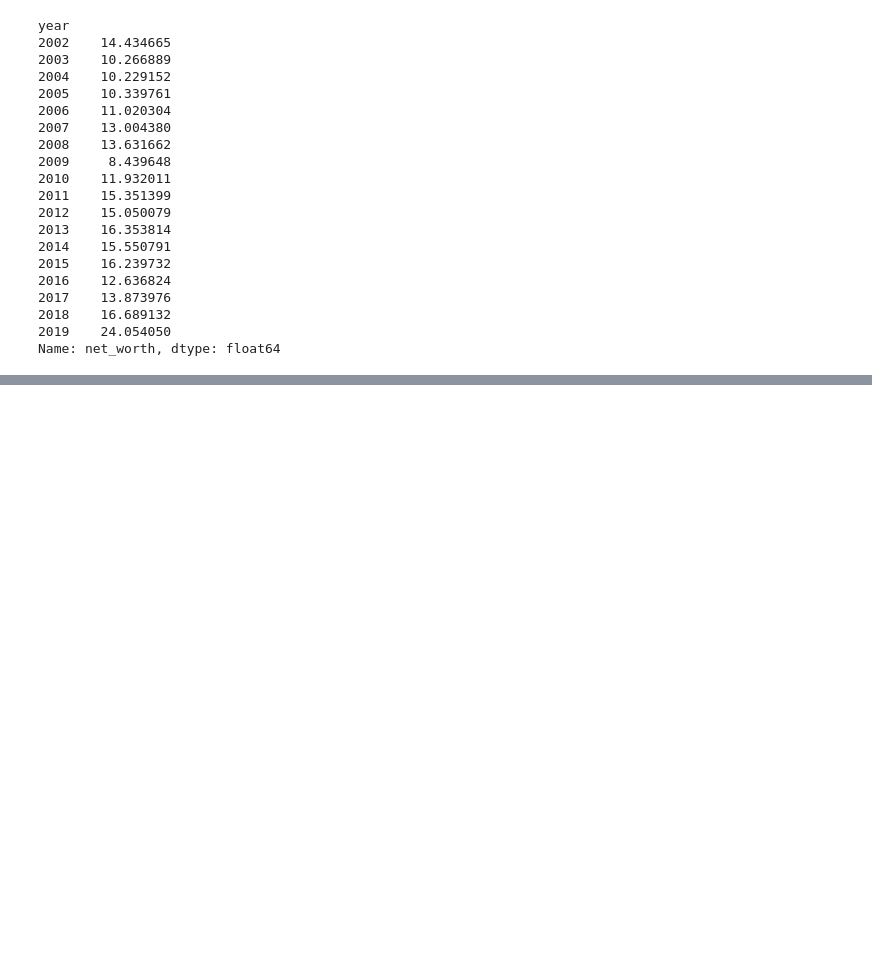
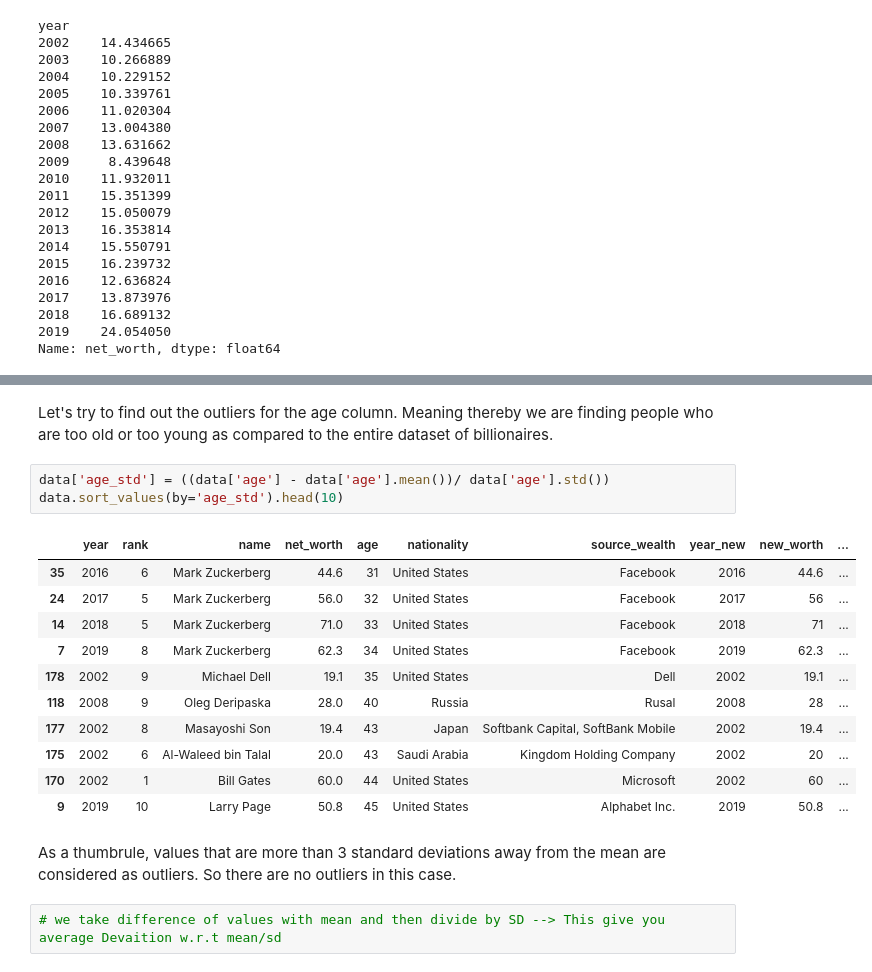
Before and after one commit to asthanas/DataScienceProjects, a Jupyter notebook: Worlds_Wealthiest.ipynb, the cells around one changed output, grey strips where cells are left out. Drawn from its saved outputs; the diff is of its cells as text; blank space fills up the shorter version.

```diff
--- a/Worlds_Wealthiest.ipynb
+++ b/Worlds_Wealthiest.ipynb
@@ -679,0 +707,21 @@ Name: net_worth, dtype: float64
+# %% [markdown]
+Let's try to find out the outliers for the age column. Meaning thereby we are finding people who are too old or too young as compared to the entire dataset of billionaires.
+# %%
+data['age_std'] = ((data['age'] - data['age'].mean())/ data['age'].std())
+data.sort_values(by='age_std').head(10)
+# %% [output]
+|  | year | rank | name | net_worth | age | nationality | source_wealth | year_new | new_worth | ... |
+| 35 | 2016 | 6 | Mark Zuckerberg | 44.6 | 31 | United States | Facebook | 2016 | 44.6 | ... |
+| 24 | 2017 | 5 | Mark Zuckerberg | 56.0 | 32 | United States | Facebook | 2017 | 56 | ... |
+| 14 | 2018 | 5 | Mark Zuckerberg | 71.0 | 33 | United States | Facebook | 2018 | 71 | ... |
+| 7 | 2019 | 8 | Mark Zuckerberg | 62.3 | 34 | United States | Facebook | 2019 | 62.3 | ... |
+| 178 | 2002 | 9 | Michael Dell | 19.1 | 35 | United States | Dell | 2002 | 19.1 | ... |
+| 118 | 2008 | 9 | Oleg Deripaska | 28.0 | 40 | Russia | Rusal | 2008 | 28 | ... |
+| 177 | 2002 | 8 | Masayoshi Son | 19.4 | 43 | Japan | Softbank Capital, SoftBank Mobile | 2002 | 19.4 | ... |
+| 175 | 2002 | 6 | Al-Waleed bin Talal | 20.0 | 43 | Saudi Arabia | Kingdom Holding Company | 2002 | 20 | ... |
+| 170 | 2002 | 1 | Bill Gates | 60.0 | 44 | United States | Microsoft | 2002 | 60 | ... |
+| 9 | 2019 | 10 | Larry Page | 50.8 | 45 | United States | Alphabet Inc. | 2019 | 50.8 | ... |
+# %% [markdown]
+As a thumbrule, values that are more than 3 standard deviations away from the mean are considered as outliers. So there are no outliers in this case.
+# %%
+# we take difference of values with mean and then divide by SD --> This give you average Devaition w.r.t mean/sd
```
Also changed, not shown: parts of 9 cells of this notebook.
